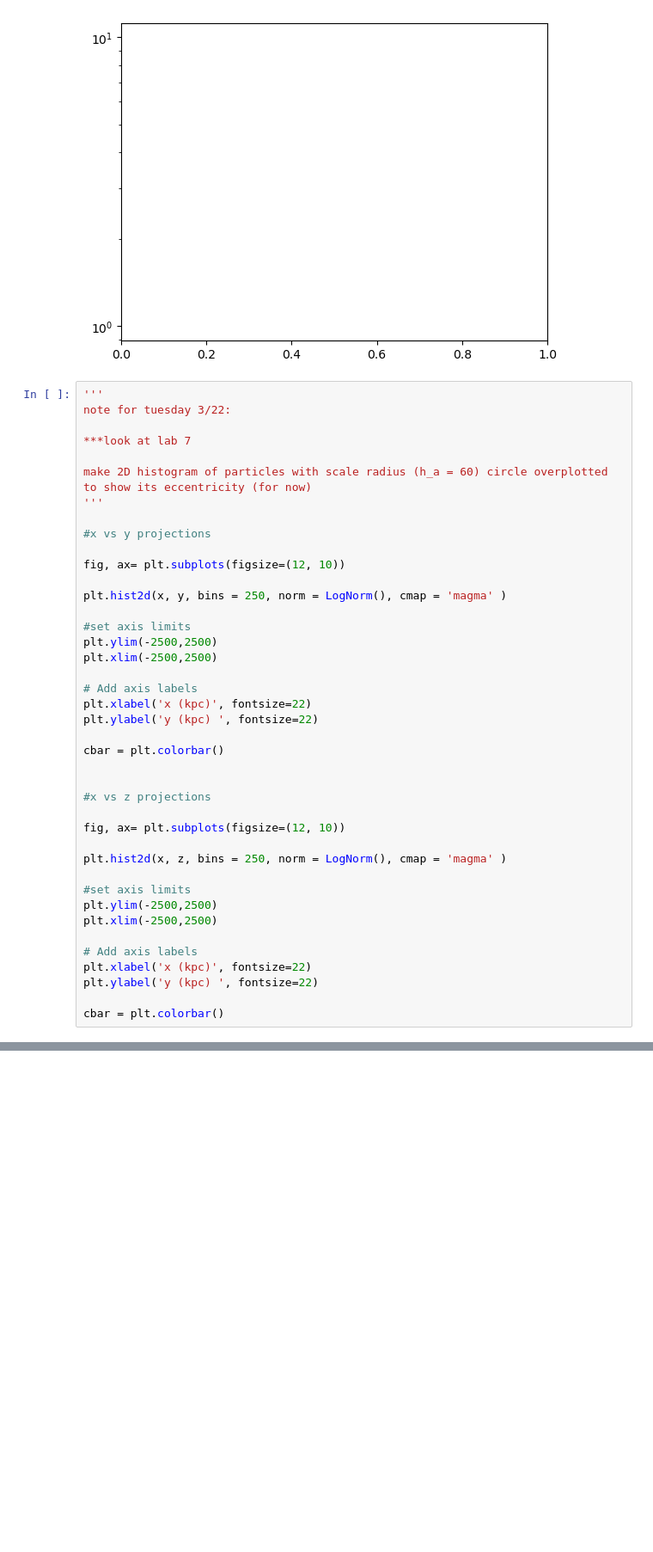
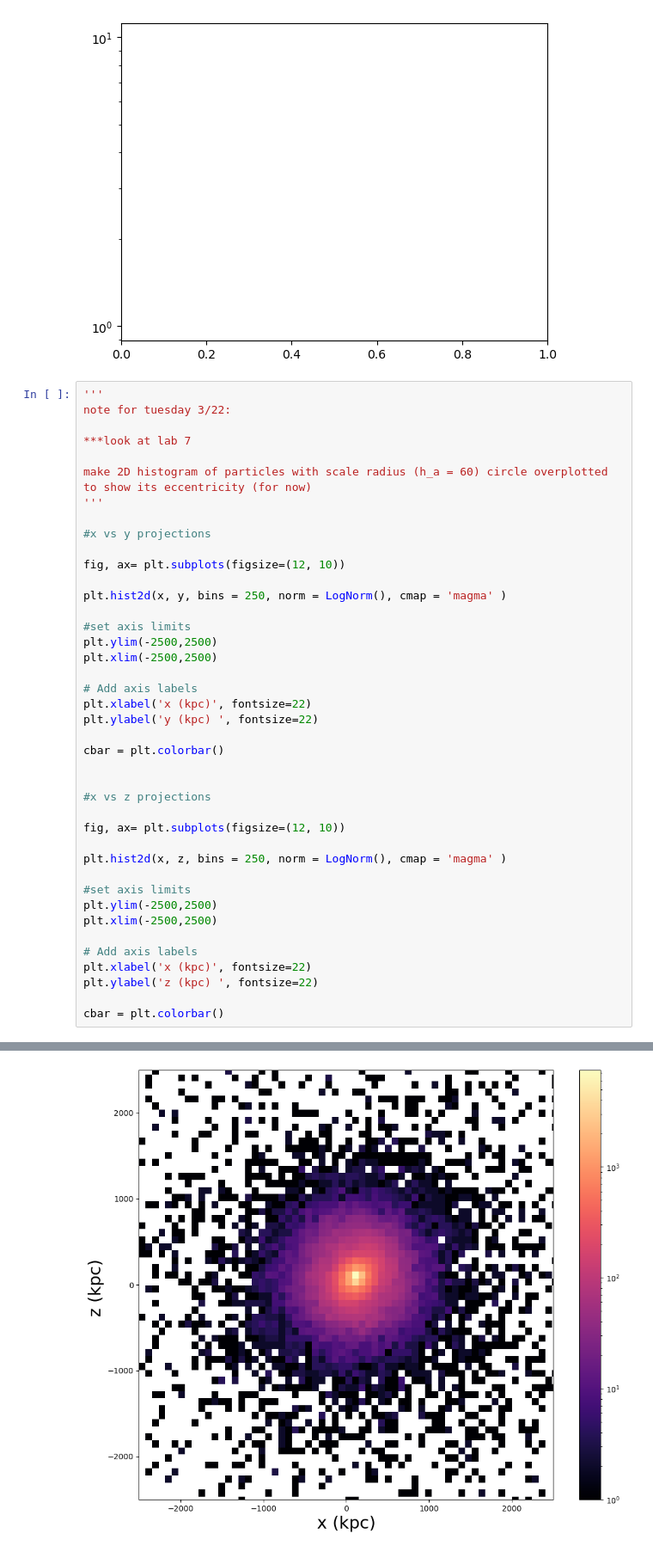
Before and after one commit to chipfowler/CF-ASTR-400B-, a Jupyter notebook: ResearchAssignments/ResearchAssignment5/ResearchAssignment.ipynb, the cells around one changed output, grey strips where cells are left out. Shown: that part at 86% size. Cells and saved outputs as stored; diff of their text form; blank space fills up the shorter version.

Commit message:
plotted histograms of projections in X vs Y and X vs Z

```diff
--- a/ResearchAssignments/ResearchAssignment5/ResearchAssignment.ipynb
+++ b/ResearchAssignments/ResearchAssignment5/ResearchAssignment.ipynb
@@ -216,31 +216,32 @@ fig, ax= plt.subplots(figsize=(12, 10))
 
 plt.hist2d(x, y, bins = 250, norm = LogNorm(), cmap = 'magma' )
 
 #set axis limits
 plt.ylim(-2500,2500)
 plt.xlim(-2500,2500)
 
 # Add axis labels
 plt.xlabel('x (kpc)', fontsize=22)
 plt.ylabel('y (kpc) ', fontsize=22)
 
 cbar = plt.colorbar()
 
 
 #x vs z projections
 
 fig, ax= plt.subplots(figsize=(12, 10))
 
 plt.hist2d(x, z, bins = 250, norm = LogNorm(), cmap = 'magma' )
 
 #set axis limits
 plt.ylim(-2500,2500)
 plt.xlim(-2500,2500)
 
 # Add axis labels
 plt.xlabel('x (kpc)', fontsize=22)
-plt.ylabel('y (kpc) ', fontsize=22)
+plt.ylabel('z (kpc) ', fontsize=22)
 
 cbar = plt.colorbar()
 # %% [output]
 [figure]
+[figure, added]
```
Also changed, not shown: parts of 1 cell of this notebook.
